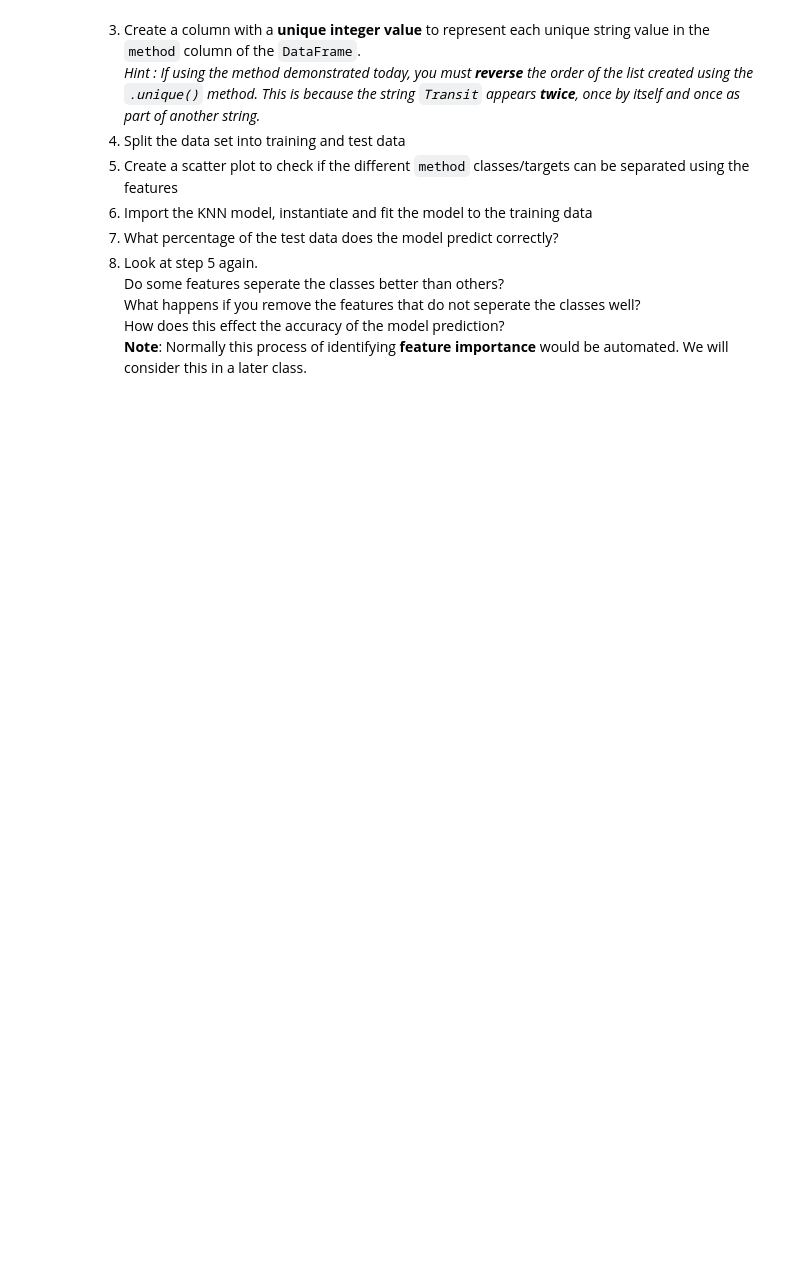
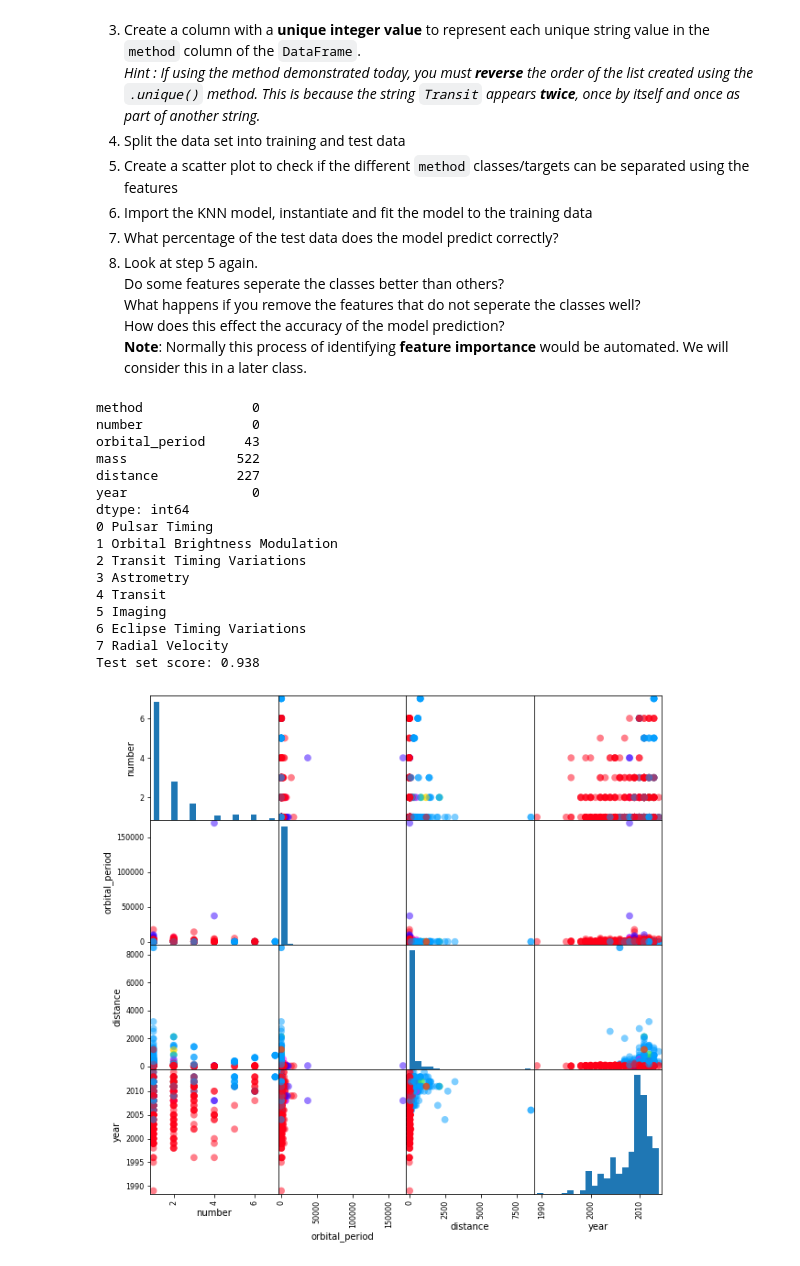
Before and after one commit to hphilamore/ILAS_PyEng2019, a Jupyter notebook: 09_MachineLearning1__ClassMaterial.ipynb, the cells around one changed output. Drawn from its saved outputs; the diff is of its cells as text; code cells hidden in the pictures; blank space fills up the shorter version.

```diff
--- a/09_MachineLearning1__ClassMaterial.ipynb
+++ b/09_MachineLearning1__ClassMaterial.ipynb
@@ -1095,3 +1164,75 @@ The exercise will involve:
 1. Import the KNN model, instantiate and fit the model to the training data
 1. What percentage of the test data does the model predict correctly?
 1. Look at step 5 again. <br>Do some features seperate the classes better than others? <br>What happens if you remove the features that do not seperate the classes well? <br>How does this effect the accuracy of the model prediction? <br>__Note__: Normally this process of identifying __feature importance__ would be automated. We will consider this in a later class.
+# %%
+# Revew Exercise
+# Example Solution
+
+# 1. Import the planets data
+import seaborn as sns
+planets = sns.load_dataset('planets')
+#print(planets.shape)
+
+# 6. Import the KNN model
+from sklearn.neighbors import KNeighborsClassifier
+
+
+# 2. Drop null (NaN) values:
+print(planets.isnull().sum())                     # show how many null values appear in each column
+planets=planets.dropna(axis='columns',            # drop any columns where less than half the values are non-null
+                       thresh=planets.shape[0]/2)
+#planets=planets.drop(['mass'], axis=1)
+
+planets = planets.dropna()                        # drop all remaining rows containing null values
+
+
+# 3. Create a column with a unique integer value for each method
+planets['method_int'] = planets['method']
+methods = list(planets.method.unique())
+methods.reverse()
+for n, m in enumerate(methods):
+    print(n,m)
+    planets['method_int'] = planets['method_int'].str.replace(m, str(n), regex=True)
+
+planets.method_int = planets.method_int.astype(int)
+
+
+# 4. Split the data
+X_train, X_test, y_train, y_test = train_test_split(planets.loc[:, 'number':'year'], # features
+                                                    planets['method_int'],     # labels
+                                                    random_state=0)
+
+# 5. create a scatter matrix from the X_train dataframe, color by y_train
+pd.plotting.scatter_matrix(X_train,                 # data frame
+                           c=y_train,               # colour by y_train
+                           figsize=(10, 10),
+                           marker='o',
+                           hist_kwds={'bins': 20},  # plotting keyword arguments to be passed to hist function
+                           s=60,                    # size of markers
+                           alpha=.5,                # transparency of markers
+                           cmap='hsv');             # colour map used for colour of each data plotted
+
+# 6. Instantiate the model and fit the model to the training data
+knn = KNeighborsClassifier(n_neighbors=1)
+knn.fit(X_train, y_train)
+
+# 7. What percentage of the test data does the model predict correctly?
+print(f"Test set score: {np.round(knn.score(X_test, y_test), 3)}")
+# %% [output]
+method              0
+number              0
+orbital_period     43
+mass              522
+distance          227
+year                0
+dtype: int64
+0 Pulsar Timing
+1 Orbital Brightness Modulation
+2 Transit Timing Variations
+3 Astrometry
+4 Transit
+5 Imaging
+6 Eclipse Timing Variations
+7 Radial Velocity
+Test set score: 0.938
+[figure, added]
```
Also changed, not shown: parts of 13 cells of this notebook, 11 other files.
